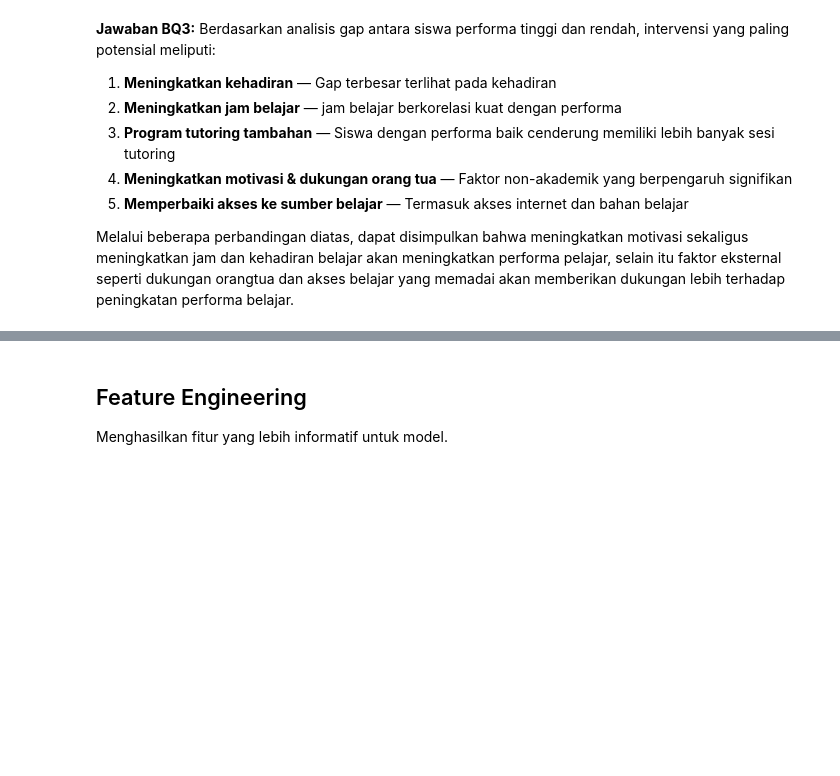
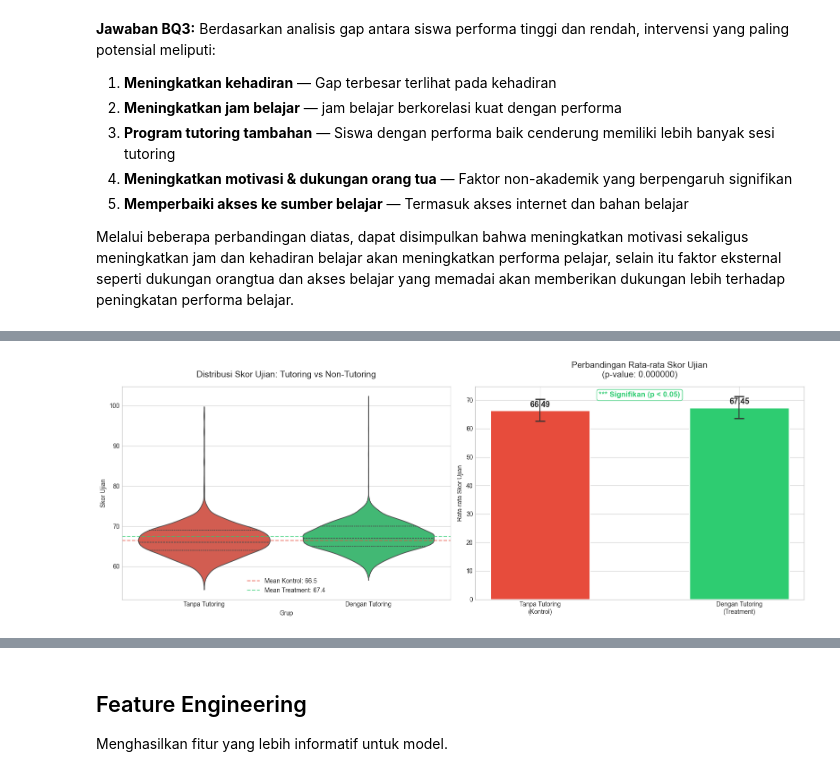
Before and after one commit to muhammadhilmiyarifqi/capstoneproject, a Jupyter notebook: datascience/Data_Scientist_Capstone_Project.ipynb, the cells around one changed output, grey strips where cells are left out. Saved outputs shown, nothing was run; the diff lists cells and outputs as text; code cells hidden in the pictures; blank space fills up the shorter version.

Commit message:
Implement A/B Testing with Mann-Whitney U

```diff
--- a/datascience/Data_Scientist_Capstone_Project.ipynb
+++ b/datascience/Data_Scientist_Capstone_Project.ipynb
@@ -571,0 +687,55 @@ Melalui beberapa perbandingan diatas, dapat disimpulkan bahwa meningkatkan motiv
+# %%
+# ============================================================
+# VISUALISASI A/B TESTING
+# ============================================================
+fig, axes = plt.subplots(1, 2, figsize=(16, 6))
+
+# 1. Violin Plot: Distribusi skor kedua grup
+df['Tutoring_Group'] = df['Tutoring_Sessions'].apply(
+    lambda x: 'Dengan Tutoring' if x > 0 else 'Tanpa Tutoring'
+)
+
+sns.violinplot(
+    data=df, x='Tutoring_Group', y='Exam_Score',
+    order=['Tanpa Tutoring', 'Dengan Tutoring'],
+    hue='Tutoring_Group',
+    palette={'Tanpa Tutoring': '#e74c3c', 'Dengan Tutoring': '#2ecc71'},
+    inner='quartile', legend=False, ax=axes[0]
+)
+axes[0].set_title('Distribusi Skor Ujian: Tutoring vs Non-Tutoring', fontsize=14, pad=15)
+axes[0].set_xlabel('Grup')
+axes[0].set_ylabel('Skor Ujian')
+axes[0].axhline(y=group_control.mean(), color='#e74c3c', linestyle='--', alpha=0.7, label=f'Mean Kontrol: {group_control.mean():.1f}')
+axes[0].axhline(y=group_treatment.mean(), color='#2ecc71', linestyle='--', alpha=0.7, label=f'Mean Treatment: {group_treatment.mean():.1f}')
+axes[0].legend(fontsize=10)
+
+# 2. Bar chart: Perbandingan rata-rata
+means = [group_control.mean(), group_treatment.mean()]
+stds = [group_control.std(), group_treatment.std()]
+labels = ['Tanpa Tutoring\n(Kontrol)', 'Dengan Tutoring\n(Treatment)']
+colors = ['#e74c3c', '#2ecc71']
+
+bars = axes[1].bar(labels, means, color=colors, edgecolor='white', linewidth=2, width=0.5)
+axes[1].errorbar(labels, means, yerr=stds, fmt='none', color='#333', capsize=8, capthick=2)
+
+for bar, mean in zip(bars, means):
+    axes[1].text(bar.get_x() + bar.get_width()/2, bar.get_height() + 0.5,
+                f'{mean:.2f}', ha='center', va='bottom', fontsize=13, fontweight='bold')
+
+axes[1].set_title(f'Perbandingan Rata-rata Skor Ujian\n(p-value: {p_value:.6f})', fontsize=14, pad=15)
+axes[1].set_ylabel('Rata-rata Skor Ujian')
+
+# Tambahkan anotasi signifikansi
+sig_text = '*** Signifikan (p < 0.05)' if p_value < 0.05 else 'Tidak Signifikan (p >= 0.05)'
+sig_color = '#2ecc71' if p_value < 0.05 else '#e74c3c'
+axes[1].annotate(sig_text, xy=(0.5, 0.95), xycoords='axes fraction',
+                ha='center', fontsize=12, fontweight='bold', color=sig_color,
+                bbox=dict(boxstyle='round,pad=0.3', facecolor='white', edgecolor=sig_color, alpha=0.9))
+
+plt.tight_layout()
+plt.show()
+
+# Hapus kolom sementara
+df.drop('Tutoring_Group', axis=1, inplace=True)
+# %% [output]
+[figure, added]
```
Also changed, not shown: parts of 4 cells of this notebook, 1 other file.
